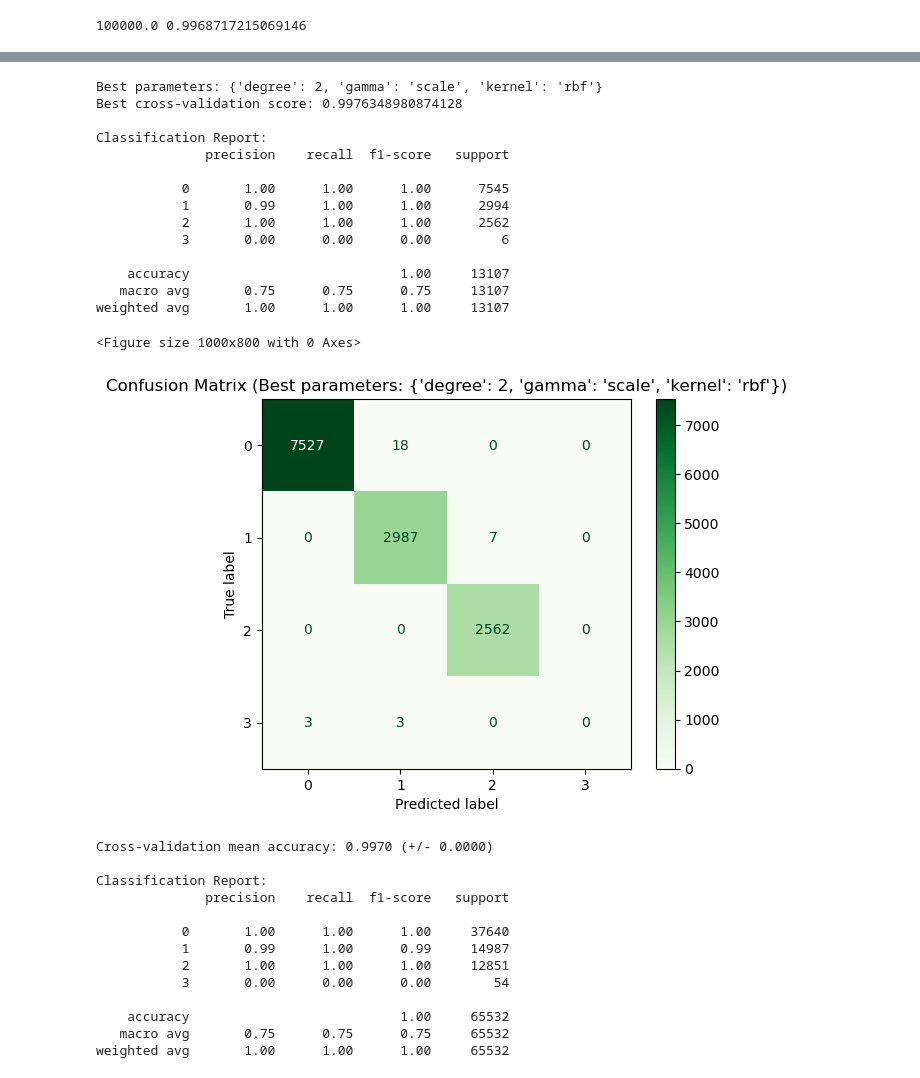
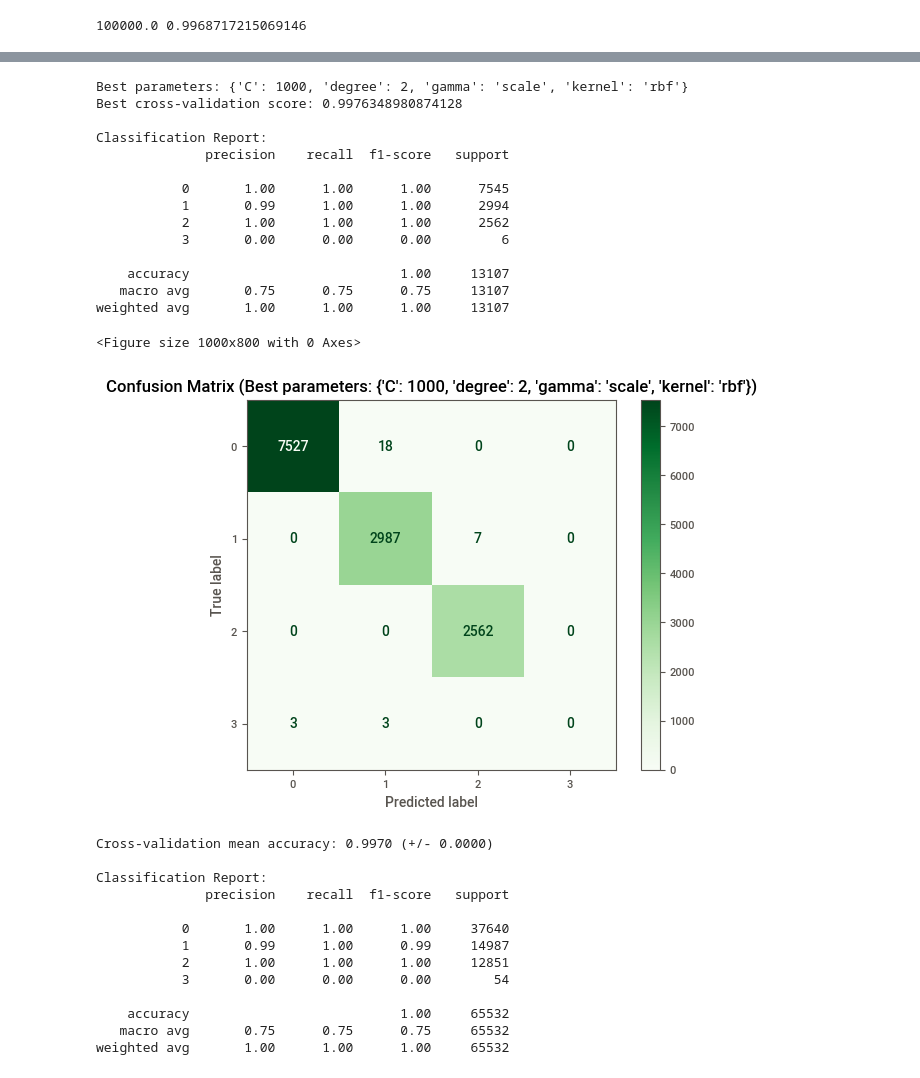
Before and after one commit to 02e2e/Data_Science, a Jupyter notebook: Case_Study5/Case_Study5_notebook.ipynb, the cells around one changed output, grey strips where cells are left out. Cells and saved outputs as stored; diff of their text form; code cells hidden in the pictures.

```diff
--- a/Case_Study5/Case_Study5_notebook.ipynb
+++ b/Case_Study5/Case_Study5_notebook.ipynb
@@ -519,52 +539,63 @@ from matplotlib import pyplot as plt
 param_grid = {
     'kernel': ['rbf', 'linear', 'poly'],
     'gamma': ['scale', 'auto'],
-    'degree': [2, 3]  # Only used when kernel='poly'
+    'degree': [2, 3],
+    'C': [1000]# Only used when kernel='poly' he said to explore just 2nd and 3rd degrees
 }
 
-# Create the SVC model
-svc = SVC(C=1000, decision_function_shape='ovr', random_state=42)
+svc = SVC(decision_function_shape='ovr', random_state=42)
 
-# Create GridSearchCV object
+# # GridSearchCV
 grid_search = GridSearchCV(svc, param_grid, cv=5, scoring='accuracy', n_jobs=-1)
-
-# Fit the grid search to the data
 grid_search.fit(x_small, y_small)
-
-# Print the best parameters and score
 print("Best parameters:", grid_search.best_params_)
 print("Best cross-validation score:", grid_search.best_score_)
-
 # Get the best model
 best_model = grid_search.best_estimator_
-
 # Make predictions on the test set
 y_pred = best_model.predict(x_small)
 
-# Generate and print the classification report
+# classification report
 print("\nClassification Report:")
 print(classification_report(y_small, y_pred))
 
-# Create and display the confusion matrix
+
+# RandomizedSearchCV
+# random_search = RandomizedSearchCV(svc, param_grid, n_iter=100, cv=5, scoring='accuracy', n_jobs=-1, random_state=42)
+# random_search.fit(x_small, y_small)
+# print("Best parameters:", random_search.best_params_)
+# print("Best cross-validation score:", random_search.best_score_)
+
+# # Get the best model
+# best_model = random_search.best_estimator_
+
+# # Make predictions on the test set
+# y_pred = best_model.predict(x_small)
+
+
+
+
+# Confusion matrix
 plt.figure(figsize=(10, 8))
 ConfusionMatrixDisplay.from_predictions(y_small, y_pred, cmap='Greens')
 plt.title(f'Confusion Matrix (Best parameters: {grid_search.best_params_})')
+# plt.title(f'Confusion Matrix (Best parameters: {random_search.best_params_})')
 plt.show()
 # %% [output]
-Best parameters: {'degree': 2, 'gamma': 'scale', 'kernel': 'rbf'}
+Best parameters: {'C': 1000, 'degree': 2, 'gamma': 'scale', 'kernel': 'rbf'}
 Best cross-validation score: 0.9976348980874128
 
 Classification Report:
               precision    recall  f1-score   support
 
            0       1.00      1.00      1.00      7545
            1       0.99      1.00      1.00      2994
            2       1.00      1.00      1.00      2562
            3       0.00      0.00      0.00         6
 
     accuracy                           1.00     13107
    macro avg       0.75      0.75      0.75     13107
 weighted avg       1.00      1.00      1.00     13107
 <Figure size 1000x800 with 0 Axes>
-[figure, old version]
+[figure, new version]
 # %%
```
Also changed, not shown: parts of 6 cells of this notebook, 2 other files.
